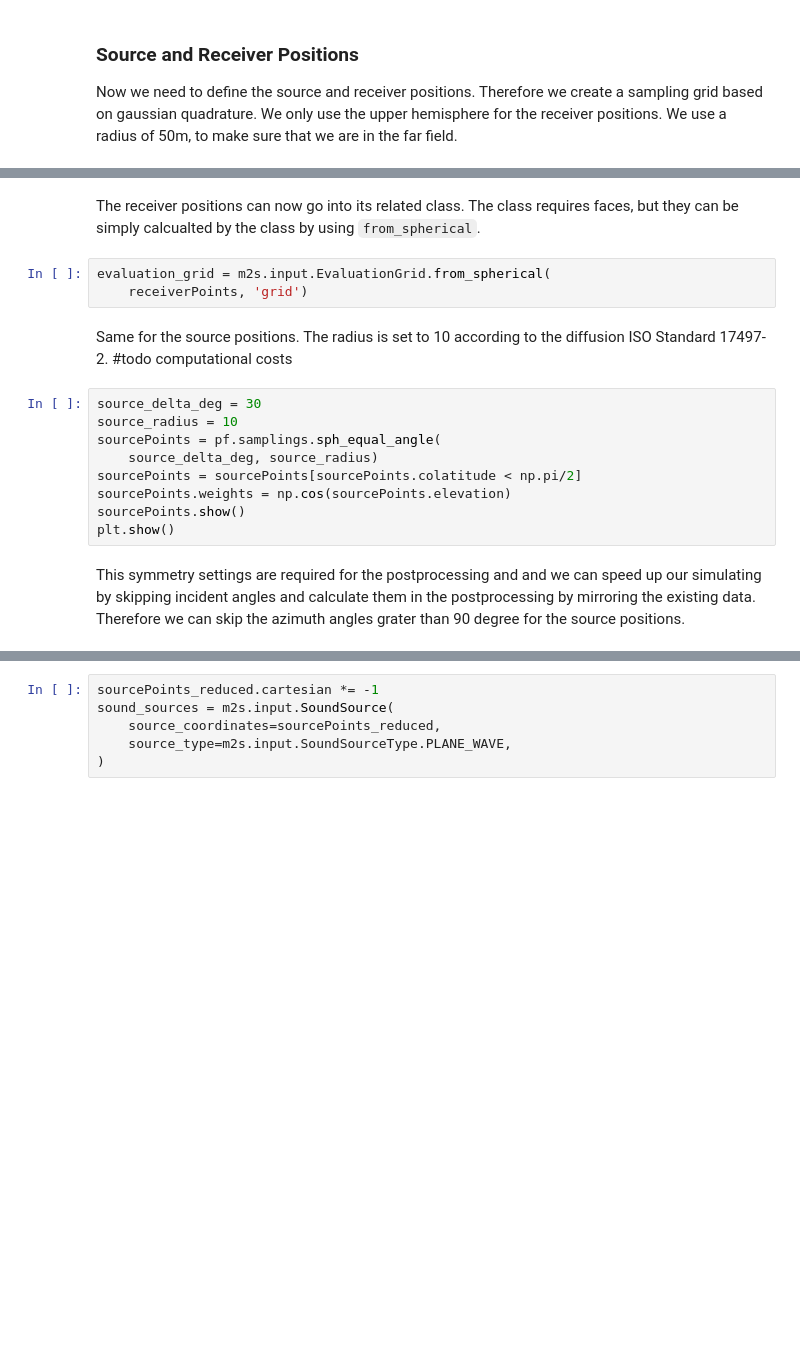
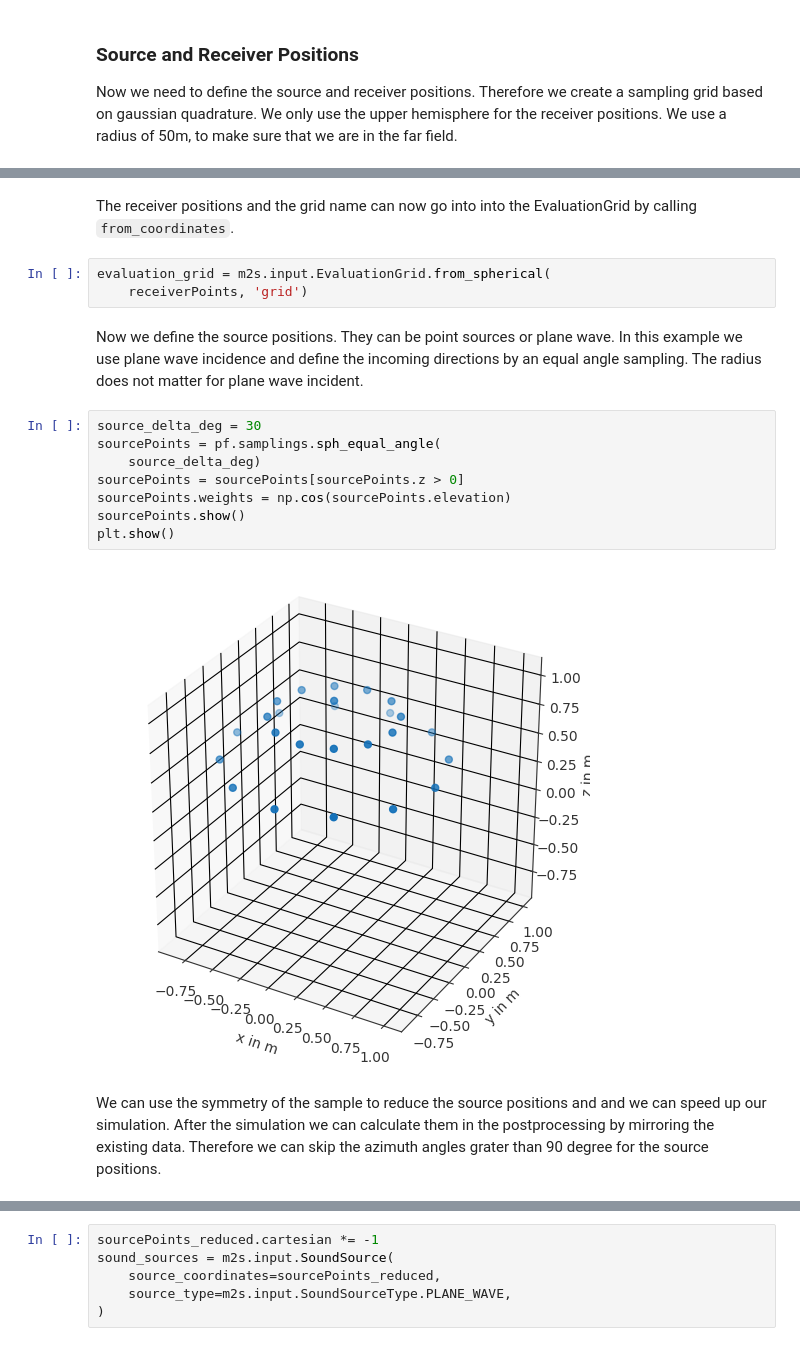
Before and after one commit to ahms5/Mesh2scattering, a Jupyter notebook: examples/demo.ipynb, the cells around one changed output, grey strips where cells are left out. Cells and saved outputs as stored; diff of their text form; blank space fills up the shorter version.

Commit message:
revise example

```diff
--- a/examples/demo.ipynb
+++ b/examples/demo.ipynb
@@ -128,22 +131,22 @@ plt.show()
-# %% [markdown]
-The receiver positions can now go into its related class. The class requires faces, but they can be simply calcualted by the class by using ``from_spherical``.
+# %% [markdown]
+The receiver positions and the grid name can now go into into the EvaluationGrid by calling ``from_coordinates``.
 # %%
 evaluation_grid = m2s.input.EvaluationGrid.from_spherical(
     receiverPoints, 'grid')
-# %% [markdown]
-Same for the source positions. The radius is set to 10 according to the diffusion ISO Standard 17497-2.
-#todo computational costs
+# %% [markdown]
+Now we define the source positions. They can be point sources or plane wave. In this example we use plane wave incidence and define the incoming directions by an equal angle sampling. The radius does not matter for plane wave incident.
 # %%
 source_delta_deg = 30
-source_radius = 10
 sourcePoints = pf.samplings.sph_equal_angle(
-    source_delta_deg, source_radius)
-sourcePoints = sourcePoints[sourcePoints.colatitude < np.pi/2]
+    source_delta_deg)
+sourcePoints = sourcePoints[sourcePoints.z > 0]
 sourcePoints.weights = np.cos(sourcePoints.elevation)
 sourcePoints.show()
 plt.show()
+# %% [output]
+[figure, added]
 # %% [markdown]
-This symmetry settings are required for the postprocessing and and we can speed up our simulating by skipping incident angles and calculate them in the postprocessing by mirroring the existing data. Therefore we can skip the azimuth angles grater than 90 degree for the source positions.
+We can use the symmetry of the sample to reduce the source positions and and we can speed up our simulation. After the simulation we can calculate them in the postprocessing by mirroring the existing data. Therefore we can skip the azimuth angles grater than 90 degree for the source positions.
 # %%
 sourcePoints_reduced = sourcePoints[sourcePoints.azimuth <= np.pi/2]
 sourcePoints_reduced.show()
```
Also changed, not shown: parts of 13 cells of this notebook.
